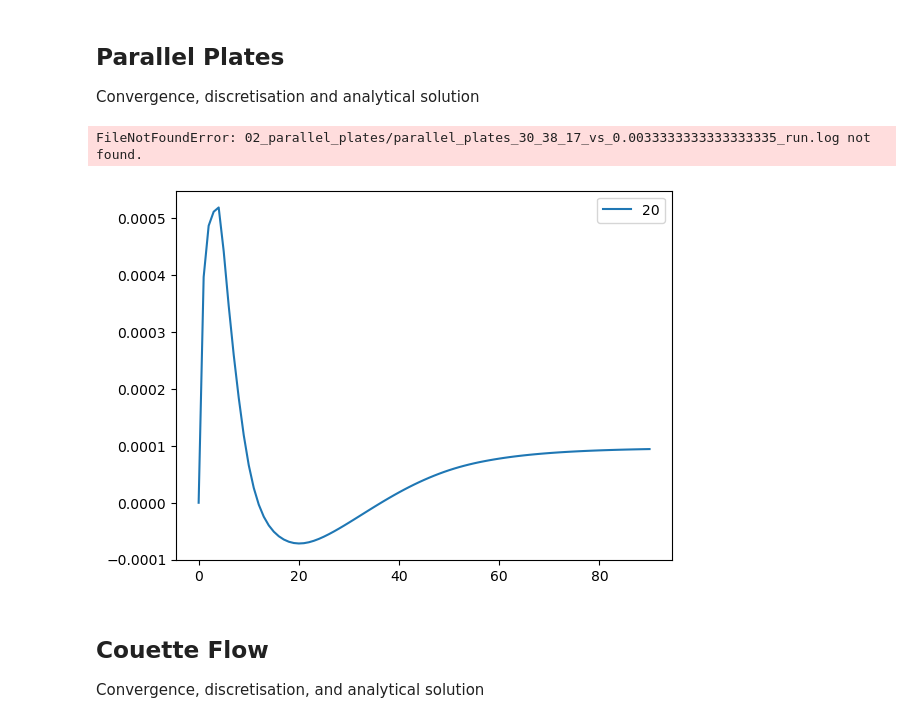
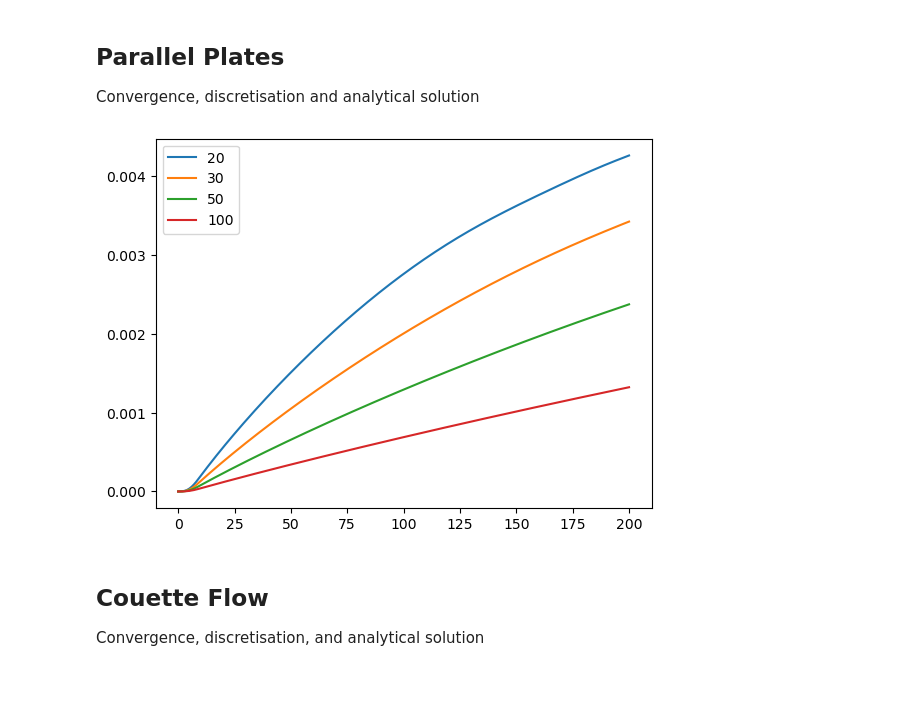
Before and after one commit to krachdd/hoomd-sph3, a Jupyter notebook: sph-simulations/99_singlephaseflow_benchmarks/evaluate_sph_benchmarks.ipynb, the cells around one changed output. Drawn from its saved outputs; the diff is of its cells as text; code cells hidden in the pictures; blank space fills up the shorter version.

```diff
--- a/sph-simulations/99_singlephaseflow_benchmarks/evaluate_sph_benchmarks.ipynb
+++ b/sph-simulations/99_singlephaseflow_benchmarks/evaluate_sph_benchmarks.ipynb
@@ -50,29 +50,28 @@ Convergence, discretisation and analytical solution
 # %%
 simulations_res = [
                     20,
                     30,
                     50,
                     100
 ]
 
 path_plates = '02_parallel_plates'
 logfiles_plates = [
-    'parallel_plates_20_28_17_vs_0.005_run.log',
-    'parallel_plates_30_38_17_vs_0.0033333333333333335_run.log',
-    'parallel_plates_50_58_17_vs_0.002_run.log',
-    'parallel_plates_100_108_17_vs_0.001_run.log'
+    'parallel_plates_20_32_17_vs_5e-05_run.log',
+    'parallel_plates_30_42_17_vs_3.3333333333333335e-05_run.log',
+    'parallel_plates_50_62_17_vs_2e-05_run.log',
+    'parallel_plates_100_112_17_vs_1e-05_run.log'
 ]
 
 for i in range(len(simulations_res)):
     conv_data = np.genfromtxt(f'{path_plates}/{logfiles_plates[i]}', skip_header = 1)[:, -2]
     number_fparticles = np.genfromtxt(f'{path_plates}/{logfiles_plates[i]}', skip_header = 1)[-1, -3]
     norm_conv_data = np.divide(conv_data, number_fparticles)
     plt.plot(norm_conv_data, label = f'{simulations_res[i]}')
     plt.legend()
 plt.show()
 # %% [output]
-FileNotFoundError: 02_parallel_plates/parallel_plates_30_38_17_vs_0.0033333333333333335_run.log not found.
-[figure, old version]
+[figure, new version]
 # %% [markdown]
 ## Couette Flow
 Convergence, discretisation, and analytical solution
```
Also changed, not shown: parts of 5 cells of this notebook, 1 other file.
